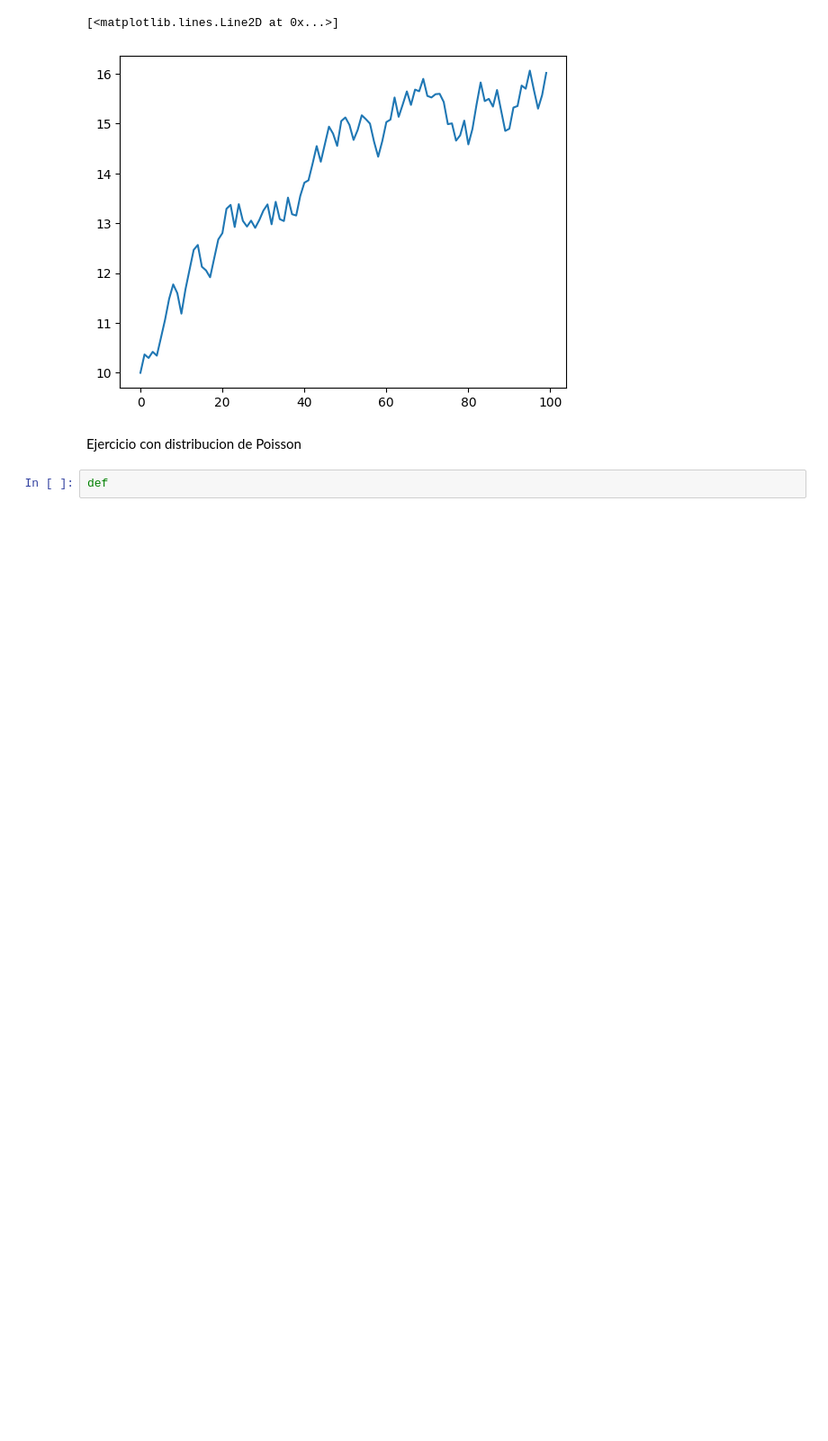
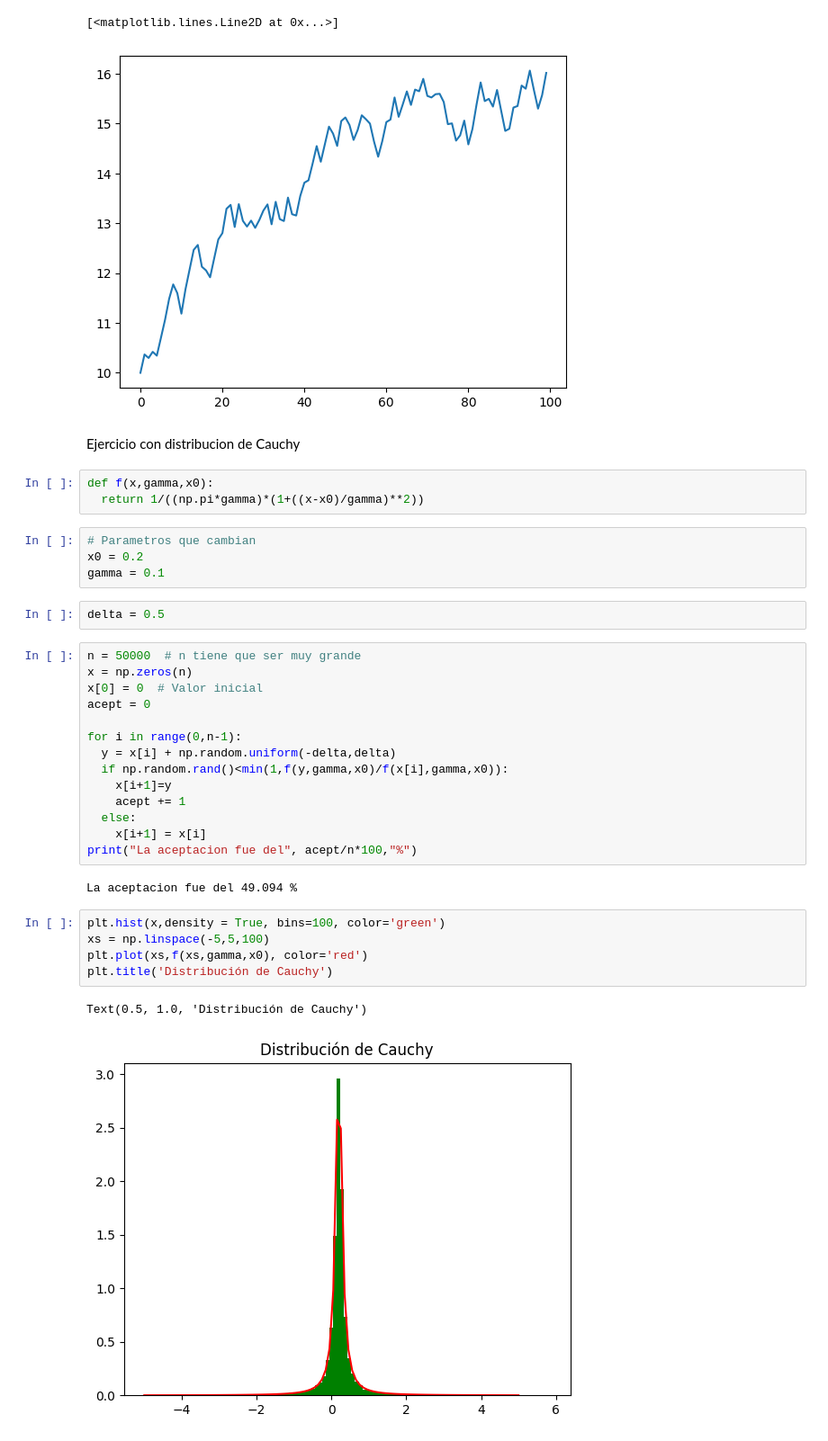
Before and after one commit to Gabriela2685/Simulacion2, a Jupyter notebook: Metropolis_ejercicio.ipynb, the cells around one changed output. Shown at 90% size. Drawn from its saved outputs; the diff is of its cells as text; blank space fills up the shorter version.

```diff
--- a/Metropolis_ejercicio.ipynb
+++ b/Metropolis_ejercicio.ipynb
@@ -64,6 +61,37 @@ plt.plot(x[:100])
 [<matplotlib.lines.Line2D at 0x...>]
 [figure]
 # %% [markdown]
-Ejercicio con distribucion de Poisson
+Ejercicio con distribucion de Cauchy
-# %%
-def
+# %%
+def f(x,gamma,x0):
+  return 1/((np.pi*gamma)*(1+((x-x0)/gamma)**2))
+# %%
+# Parametros que cambian
+x0 = 0.2
+gamma = 0.1
+# %%
+delta = 0.5
+# %%
+n = 50000  # n tiene que ser muy grande
+x = np.zeros(n)
+x[0] = 0  # Valor inicial
+acept = 0
+
+for i in range(0,n-1):
+  y = x[i] + np.random.uniform(-delta,delta)
+  if np.random.rand()<min(1,f(y,gamma,x0)/f(x[i],gamma,x0)):
+    x[i+1]=y
+    acept += 1
+  else:
+    x[i+1] = x[i]
+print("La aceptacion fue del", acept/n*100,"%")
+# %% [output]
+La aceptacion fue del 49.094 %
+# %%
+plt.hist(x,density = True, bins=100, color='green')
+xs = np.linspace(-5,5,100)
+plt.plot(xs,f(xs,gamma,x0), color='red')
+plt.title('Distribución de Cauchy')
+# %% [output]
+Text(0.5, 1.0, 'Distribución de Cauchy')
+[figure, added]
```
Also changed, not shown: parts of 6 cells of this notebook.
